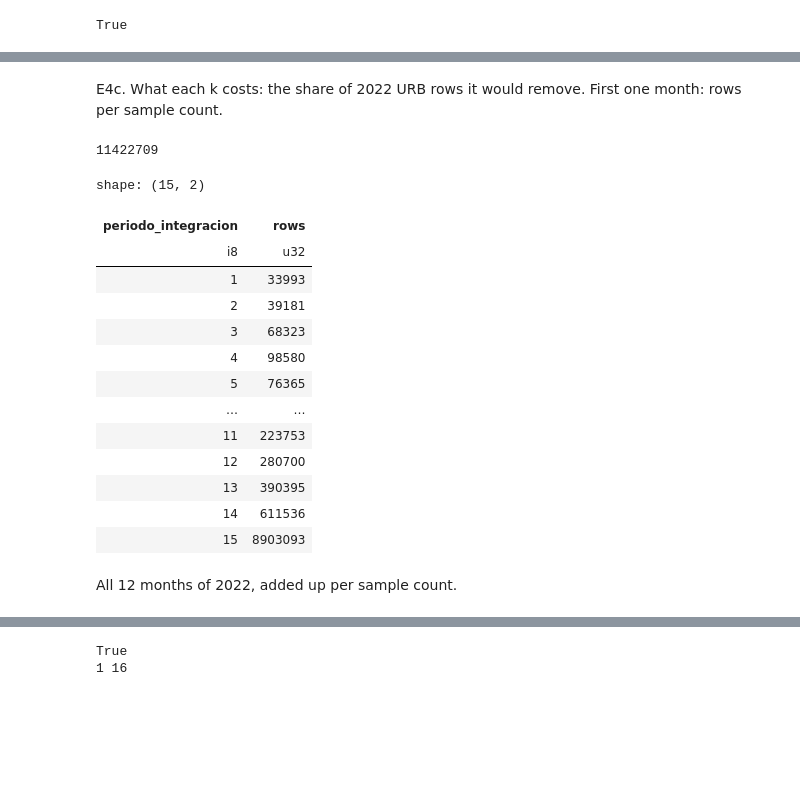
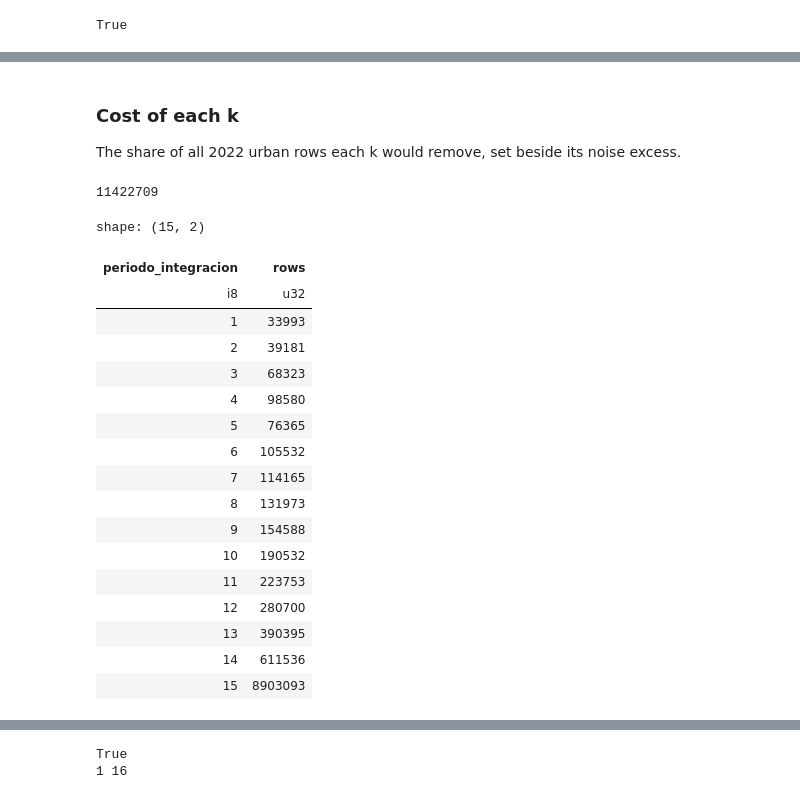
Before and after one commit to AnhTRJotnar/madrid-congestion, a Jupyter notebook: notebooks/1.0-anh-initial-exploration.ipynb, the cells around one changed output, grey strips where cells are left out. Saved outputs shown, nothing was run; the diff lists cells and outputs as text; code cells hidden in the pictures; blank space fills up the shorter version.

```diff
--- a/notebooks/1.0-anh-initial-exploration.ipynb
+++ b/notebooks/1.0-anh-initial-exploration.ipynb
@@ -300,15 +332,0 @@ Idea: judge a row's noise by how far it is from its two complete neighbours. Tri
-# %%
-TRIAL_MONTH = "2022-03"
-
-urb_rows = (
-    pl.read_parquet(
-        INTERIM_DATA_DIR / f"{TRIAL_MONTH}.parquet",
-        columns=["id", "fecha", "tipo_elem", "intensidad", "ocupacion","periodo_integracion"],
-    )
-    .filter(
-        pl.col("tipo_elem") == URB,
-        ~ pl.col("fecha").is_in(DST_ROWS)
-    )
-    .sort(pl.col("id", "fecha"))
-)
-urb_rows.height
@@ -648,0 +350,15 @@ Check: no rows lost or added.
+# %%
+def month_urb_rows(month_label: str, columns: list[str]) -> pl.DataFrame:
+    # One month's URB rows without the clock-change rows, with only the given columns.
+    return (
+        pl.scan_parquet(INTERIM_DATA_DIR / f"{month_label}.parquet")  # lazy: reads only the columns used
+        .filter(
+            pl.col("tipo_elem") == URB,  # urban measuring points only (URB only)
+            ~pl.col("fecha").is_in(DST_ROWS),  # without the clock-change rows (Section 4)
+        )
+        .select(columns)
+        .collect()
+    )
+
+
+print(month_urb_rows(TRIAL_MONTH, ["id"]).height)  # URB rows left in March: the base for Section 5
@@ -701,44 +680,40 @@ plt.show()
-# %% [markdown]
-E4c. What each k costs: the share of 2022 URB rows it would remove. First one month: rows per sample count.
+# %% [markdown]
+### Cost of each k
+The share of all 2022 urban rows each k would remove, set beside its noise excess.
 # %%
 def month_sample_counts(month_label: str) -> pl.DataFrame:
     # Number of URB rows per sample count in one month, without the clock-change rows.
     return (
-        pl.read_parquet(
-            INTERIM_DATA_DIR / f"{month_label}.parquet",  # one month's file
-            columns=["tipo_elem","fecha","periodo_integracion"],
-        )
-        .filter(
-            pl.col("tipo_elem") == URB,  # urban points only
-            ~pl.col("fecha").is_in(DST_ROWS),  # without the clock-change rows
-        )
+        month_urb_rows(month_label, ["periodo_integracion"])
         .group_by("periodo_integracion")  # one group per sample count
-        .agg(rows=pl.len())  #count the rows in each group
+        .agg(rows=pl.len())  # count the rows in each group
         .sort("periodo_integracion")  # sample counts from smallest to largest
     )
 
 
-march_counts = month_sample_counts("2022-03")  # try on the trial month first
-print(march_counts["rows"].sum())  # check: total rows in March
+march_counts = month_sample_counts(TRIAL_MONTH)  # try on the trial month first
+print(march_counts["rows"].sum())  # check: all URB rows in March, the same base as the noise analysis
 march_counts
 # %% [output]
 11422709
 shape: (15, 2)
 | periodo_integracion | rows |
 | i8 | u32 |
 | 1 | 33993 |
 | 2 | 39181 |
 | 3 | 68323 |
 | 4 | 98580 |
 | 5 | 76365 |
-| … | … |
+| 6 | 105532 |
+| 7 | 114165 |
+| 8 | 131973 |
+| 9 | 154588 |
+| 10 | 190532 |
 | 11 | 223753 |
 | 12 | 280700 |
 | 13 | 390395 |
 | 14 | 611536 |
 | 15 | 8903093 |
-# %% [markdown]
-All 12 months of 2022, added up per sample count.
 # %%
 sample_count_tables = []  # one small table per month
 for month_label in MONTHS_2022:  # the 12 months of 2022
```
Also changed, not shown: parts of 143 cells of this notebook, 2 other files.
